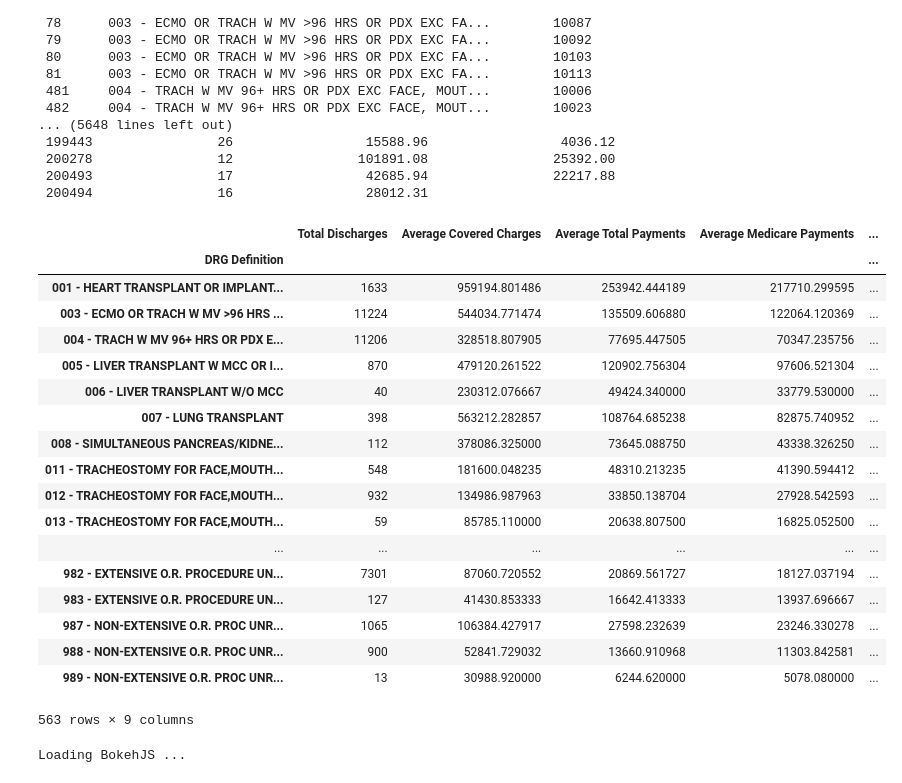
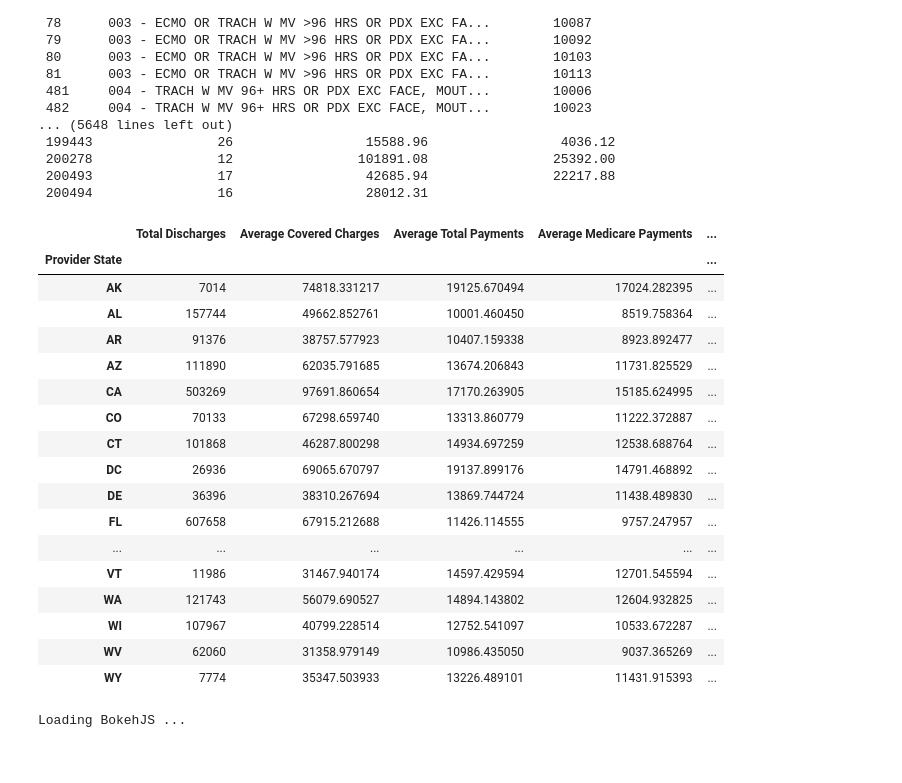
Before and after one commit to mlubega/mini_ds, a Jupyter notebook: cms_inpatient_2015.ipynb, the cells around one changed output. Cells and saved outputs as stored; diff of their text form; code cells hidden in the pictures.

```diff
--- a/cms_inpatient_2015.ipynb
+++ b/cms_inpatient_2015.ipynb
@@ -245,45 +245,46 @@ states
 # %%
 ## group charges scatter plot
 by_drg = inpatient_charges.groupby(['DRG Definition']).agg({'Total Discharges':'sum',
                               'Average Covered Charges': 'mean',
                               'Average Total Payments':'mean',
                               'Average Medicare Payments': 'mean',
                               'Paid After Medicare':'mean',
                               'Charges Unpaid':'mean',
                               'Unpaid Percent': 'mean',
                               'Percent Non-Medicare Paid':'mean',
                               'Percent Medicare Paid':'mean'})
 by_drg
 
 by_state = inpatient_charges.groupby(['Provider State']).agg({'Total Discharges':'sum',
                               'Average Covered Charges': 'mean',
                               'Average Total Payments':'mean',
                               'Average Medicare Payments': 'mean',
                               'Paid After Medicare':'mean',
                               'Charges Unpaid':'mean',
                               'Unpaid Percent': 'mean',
                               'Percent Non-Medicare Paid':'mean',
                               'Percent Medicare Paid':'mean'})
+
+by_state
 # %% [output]
 |  | Total Discharges | Average Covered Charges | Average Total Payments | Average Medicare Payments | ... |
-| DRG Definition |  |  |  |  | ... |
-| 001 - HEART TRANSPLANT OR IMPLANT... | 1633 | 959194.801486 | 253942.444189 | 217710.299595 | ... |
-| 003 - ECMO OR TRACH W MV >96 HRS ... | 11224 | 544034.771474 | 135509.606880 | 122064.120369 | ... |
-| 004 - TRACH W MV 96+ HRS OR PDX E... | 11206 | 328518.807905 | 77695.447505 | 70347.235756 | ... |
-| 005 - LIVER TRANSPLANT W MCC OR I... | 870 | 479120.261522 | 120902.756304 | 97606.521304 | ... |
-| 006 - LIVER TRANSPLANT W/O MCC | 40 | 230312.076667 | 49424.340000 | 33779.530000 | ... |
-| 007 - LUNG TRANSPLANT | 398 | 563212.282857 | 108764.685238 | 82875.740952 | ... |
-| 008 - SIMULTANEOUS PANCREAS/KIDNE... | 112 | 378086.325000 | 73645.088750 | 43338.326250 | ... |
-| 011 - TRACHEOSTOMY FOR FACE,MOUTH... | 548 | 181600.048235 | 48310.213235 | 41390.594412 | ... |
-| 012 - TRACHEOSTOMY FOR FACE,MOUTH... | 932 | 134986.987963 | 33850.138704 | 27928.542593 | ... |
-| 013 - TRACHEOSTOMY FOR FACE,MOUTH... | 59 | 85785.110000 | 20638.807500 | 16825.052500 | ... |
+| Provider State |  |  |  |  | ... |
+| AK | 7014 | 74818.331217 | 19125.670494 | 17024.282395 | ... |
+| AL | 157744 | 49662.852761 | 10001.460450 | 8519.758364 | ... |
+| AR | 91376 | 38757.577923 | 10407.159338 | 8923.892477 | ... |
+| AZ | 111890 | 62035.791685 | 13674.206843 | 11731.825529 | ... |
+| CA | 503269 | 97691.860654 | 17170.263905 | 15185.624995 | ... |
+| CO | 70133 | 67298.659740 | 13313.860779 | 11222.372887 | ... |
+| CT | 101868 | 46287.800298 | 14934.697259 | 12538.688764 | ... |
+| DC | 26936 | 69065.670797 | 19137.899176 | 14791.468892 | ... |
+| DE | 36396 | 38310.267694 | 13869.744724 | 11438.489830 | ... |
+| FL | 607658 | 67915.212688 | 11426.114555 | 9757.247957 | ... |
 | ... | ... | ... | ... | ... | ... |
-| 982 - EXTENSIVE O.R. PROCEDURE UN... | 7301 | 87060.720552 | 20869.561727 | 18127.037194 | ... |
-| 983 - EXTENSIVE O.R. PROCEDURE UN... | 127 | 41430.853333 | 16642.413333 | 13937.696667 | ... |
-| 987 - NON-EXTENSIVE O.R. PROC UNR... | 1065 | 106384.427917 | 27598.232639 | 23246.330278 | ... |
-| 988 - NON-EXTENSIVE O.R. PROC UNR... | 900 | 52841.729032 | 13660.910968 | 11303.842581 | ... |
-| 989 - NON-EXTENSIVE O.R. PROC UNR... | 13 | 30988.920000 | 6244.620000 | 5078.080000 | ... |
+| VT | 11986 | 31467.940174 | 14597.429594 | 12701.545594 | ... |
+| WA | 121743 | 56079.690527 | 14894.143802 | 12604.932825 | ... |
+| WI | 107967 | 40799.228514 | 12752.541097 | 10533.672287 | ... |
+| WV | 62060 | 31358.979149 | 10986.435050 | 9037.365269 | ... |
+| WY | 7774 | 35347.503933 | 13226.489101 | 11431.915393 | ... |
-563 rows × 9 columns
 # %%
 from bokeh.io import push_notebook, show, output_notebook
 from bokeh.plotting import figure
```
Also changed, not shown: parts of 6 cells of this notebook.
